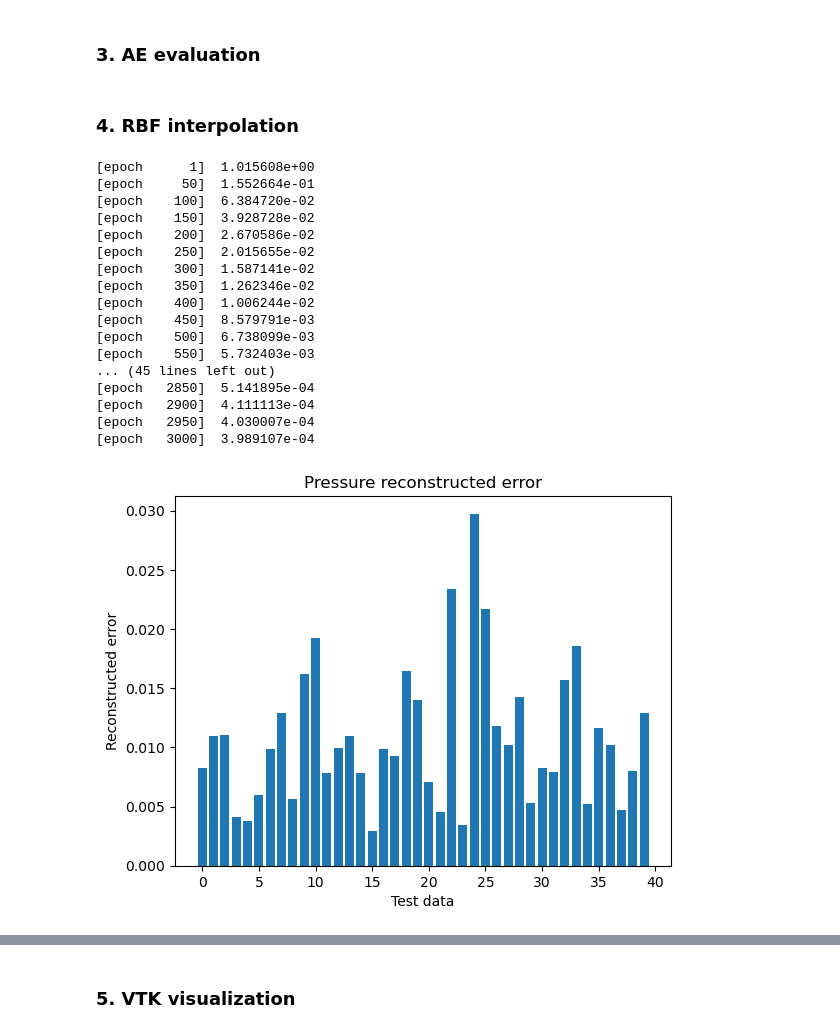
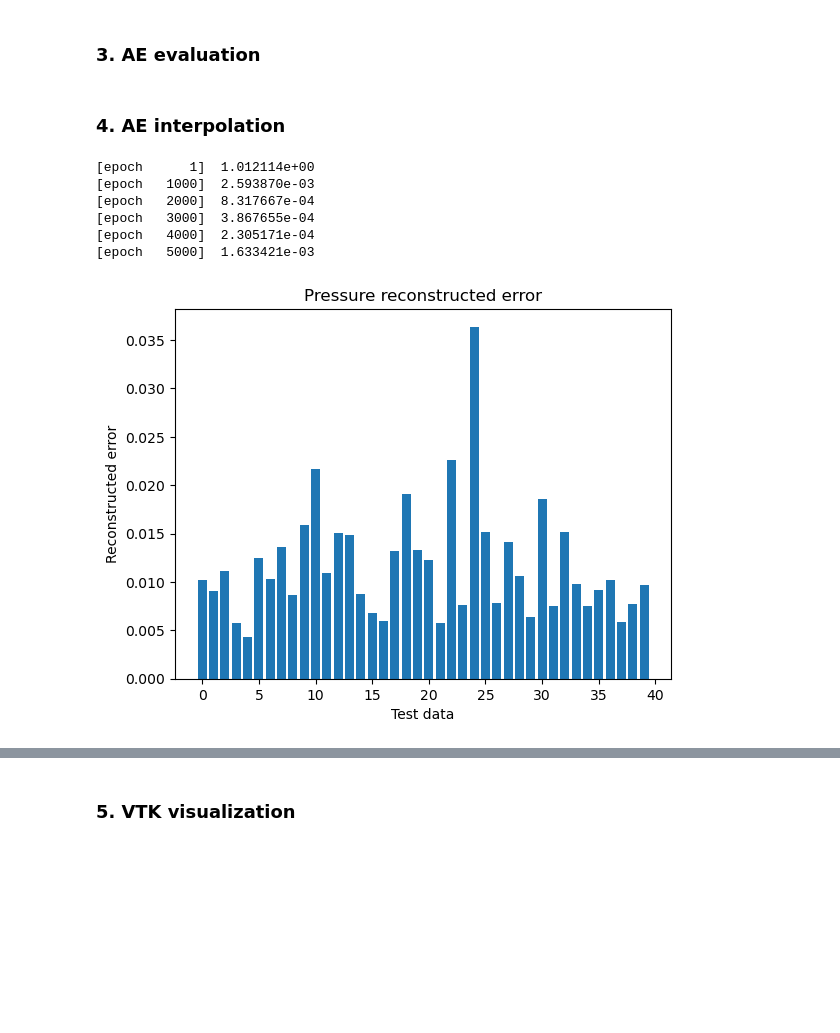
Before and after one commit to Ruansh233/geometric_parameterization_ML, a Jupyter notebook: EZyRB_AE_GPR.ipynb, the cells around one changed output, grey strips where cells are left out. Saved outputs shown, nothing was run; the diff lists cells and outputs as text; code cells hidden in the pictures; blank space fills up the shorter version.

```diff
--- a/EZyRB_AE_GPR.ipynb
+++ b/EZyRB_AE_GPR.ipynb
@@ -55,60 +55,49 @@ def PODI_rom(ae, model, train_design_parameters, train_data):
 
     return rom
 # %% [markdown]
-### 4. RBF interpolation
+### 4. AE interpolation
 # %%
 # Normalize the training data
-scaler = StandardScaler()
-train_pressure_scaled = scaler.fit_transform(train_pressure)
-test_pressure_scaled = scaler.transform(test_pressure)
+p_scaler = StandardScaler()
+train_pressure_scaled = p_scaler.fit_transform(train_pressure)
+test_pressure_scaled = p_scaler.transform(test_pressure)
 
 # Evaluate AE on the pressure data
 low_dim = 20
 optim = torch.optim.Adam
 encoder_list = [200, low_dim]
 decoder_list = [low_dim, 200]
 encoder_activation = torch.nn.Tanh
 decoder_activation = torch.nn.Tanh
 
 p_ae = AE(encoder_list, decoder_list, encoder_activation(), decoder_activation(),
-          [3000, 1e-5], optimizer=optim, frequency_print=50)
+          [5000, 1e-5], optimizer=optim, frequency_print=1000)
 
 # Define the GPR model
 p_gpr = GPR()
 
 # Perform PODI on the pressure data
 p_rom = PODI_rom(p_ae, p_gpr, train_design_parameters, train_pressure_scaled)
 
 # Predict the pressure data
 p_predict = p_rom.predict(test_design_parameters)
-p_predict_data = scaler.inverse_transform(p_predict.snapshots_matrix)
+p_predict_data = p_scaler.inverse_transform(p_predict.snapshots_matrix)
 
 # calculate the reconstrcuted error for each test data using mean squared error
 p_reconstructed_error = np.linalg.norm(test_pressure - p_predict_data, axis=1) / np.linalg.norm(test_pressure, axis=1)
 
 # plot the error
 plt.bar([i for i in range(len(p_reconstructed_error))], p_reconstructed_error)
 plt.title('Pressure reconstructed error')
 plt.xlabel('Test data')
 plt.ylabel('Reconstructed error')
 plt.show()
 # %% [output]
-[epoch      1]  1.015608e+00
-[epoch     50]  1.552664e-01
-[epoch    100]  6.384720e-02
-[epoch    150]  3.928728e-02
-[epoch    200]  2.670586e-02
-[epoch    250]  2.015655e-02
-[epoch    300]  1.587141e-02
-[epoch    350]  1.262346e-02
-[epoch    400]  1.006244e-02
-[epoch    450]  8.579791e-03
-[epoch    500]  6.738099e-03
-[epoch    550]  5.732403e-03
-... (45 lines left out)
-[epoch   2850]  5.141895e-04
-[epoch   2900]  4.111113e-04
-[epoch   2950]  4.030007e-04
-[epoch   3000]  3.989107e-04
+[epoch      1]  1.012114e+00
+[epoch   1000]  2.593870e-03
+[epoch   2000]  8.317667e-04
+[epoch   3000]  3.867655e-04
+[epoch   4000]  2.305171e-04
+[epoch   5000]  1.633421e-03
-[figure, old version]
+[figure, new version]
 # %%
```
Also changed, not shown: parts of 3 cells of this notebook, 4 other files.
